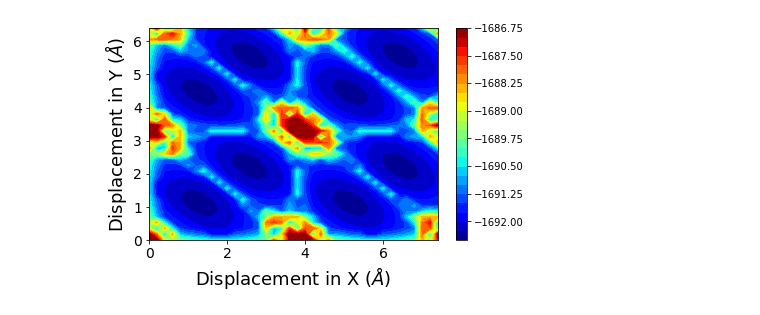
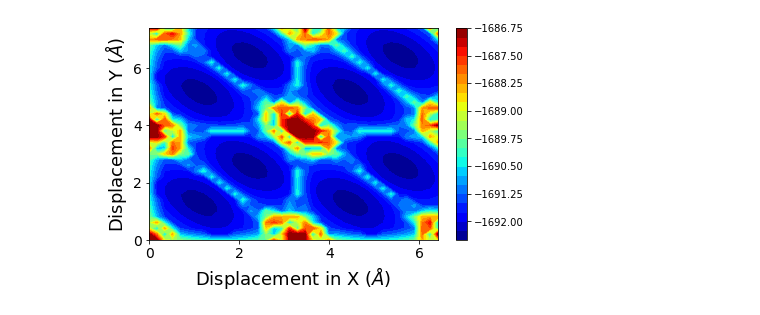
Before and after one commit to symmy596/GB---Hypersurface, a Jupyter notebook: GB_Surface.ipynb, the cells around one changed output. Saved outputs shown, nothing was run; the diff lists cells and outputs as text; code cells hidden in the pictures.

```diff
--- a/GB_Surface.ipynb
+++ b/GB_Surface.ipynb
@@ -64,4 +59,6 @@ X, Y, Grid = ReadGrid("grid.csv")
-# %%
-GridPlot(X, Y, Grid)
-# %% [output]
-[figure, removed]
+# %%
+X, Y, Grid = ReadGrid_V2("111-UO.csv")
+Name = "111-UO"
+GridPlot(X, Y, Grid, Name)
+# %% [output]
+[figure, added]
```
Also changed, not shown: parts of 2 cells of this notebook.
